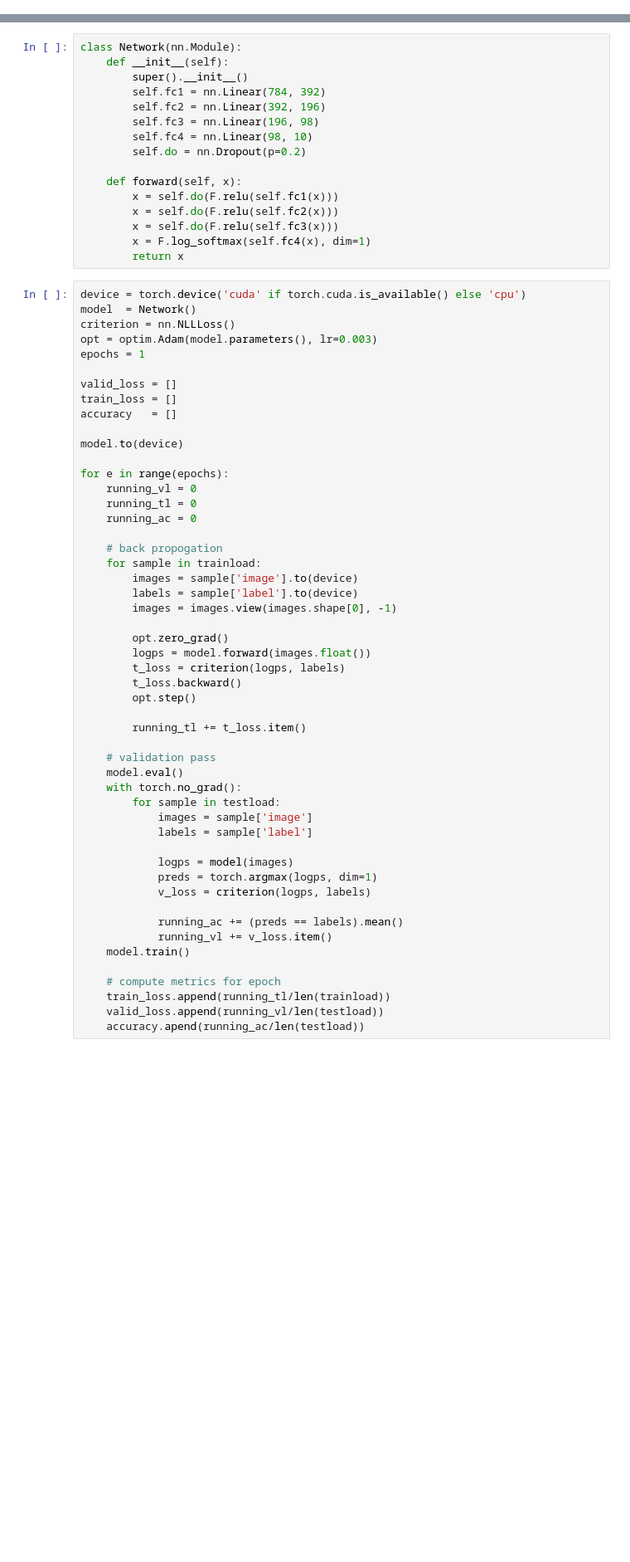
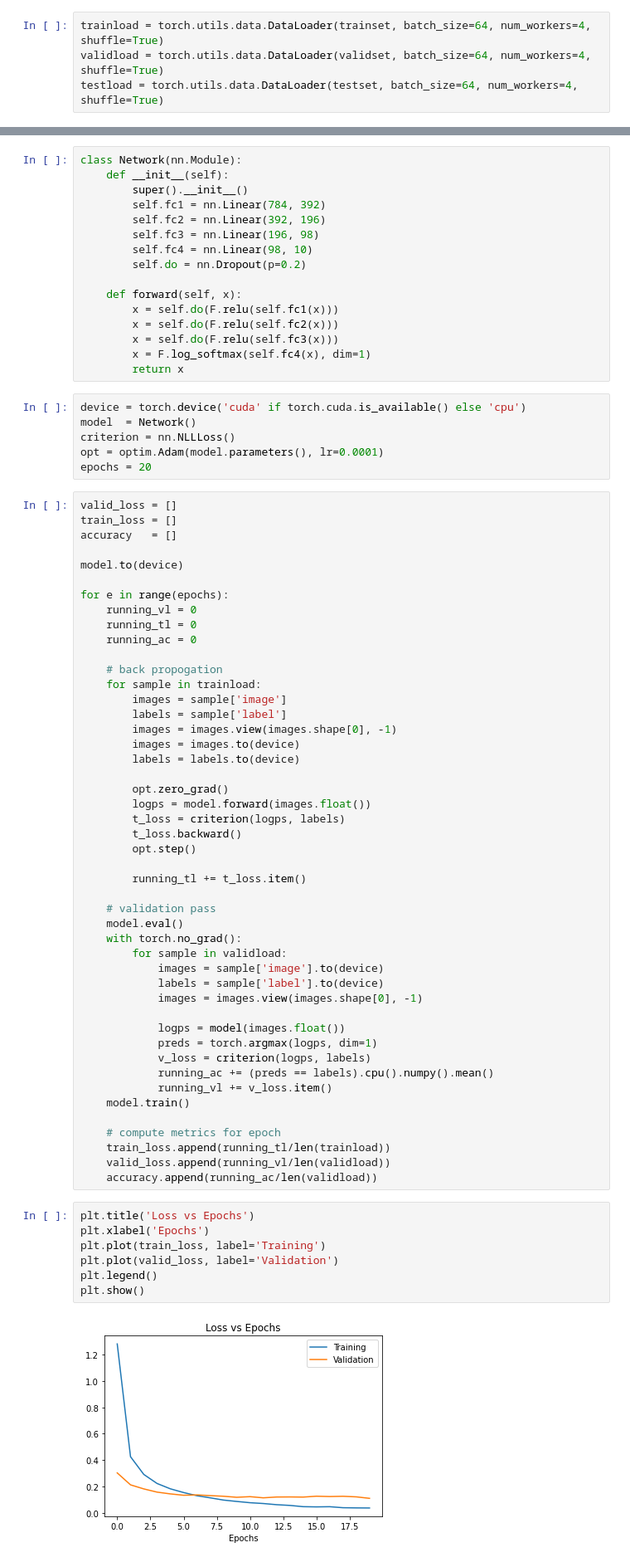
Before and after one commit to wcneill/kaggle, a Jupyter notebook: mnist/mnist.ipynb, the cells around one changed output, grey strips where cells are left out. Shown at 83% size. Cells and saved outputs as stored; diff of their text form; blank space fills up the shorter version.

```diff
--- a/mnist/mnist.ipynb
+++ b/mnist/mnist.ipynb
@@ -56,3 +55,7 @@ testload = torch.utils.data.DataLoader(testset, batch_size=64, shuffle=True)
+# %%
+trainload = torch.utils.data.DataLoader(trainset, batch_size=64, num_workers=4, shuffle=True)
+validload = torch.utils.data.DataLoader(validset, batch_size=64, num_workers=4, shuffle=True)
+testload = torch.utils.data.DataLoader(testset, batch_size=64, num_workers=4, shuffle=True)
 # %%
 sample = iter(trainload).next()
 images = sample['image']
@@ -75,13 +82,13 @@ class Network(nn.Module):
         x = self.do(F.relu(self.fc3(x)))
         x = F.log_softmax(self.fc4(x), dim=1)
         return x
+# %%
+device = torch.device('cuda' if torch.cuda.is_available() else 'cpu')
+model  = Network()
+criterion = nn.NLLLoss()
+opt = optim.Adam(model.parameters(), lr=0.0001)
+epochs = 20
 # %%
-device = torch.device('cuda' if torch.cuda.is_available() else 'cpu')
-model  = Network()
-criterion = nn.NLLLoss()
-opt = optim.Adam(model.parameters(), lr=0.003)
-epochs = 1
-
 valid_loss = []
 train_loss = []
 accuracy   = []
@@ -95,9 +102,11 @@ for e in range(epochs):
 
     # back propogation
     for sample in trainload:
-        images = sample['image'].to(device)
-        labels = sample['label'].to(device)
+        images = sample['image']
+        labels = sample['label']
         images = images.view(images.shape[0], -1)
+        images = images.to(device)
+        labels = labels.to(device)
 
         opt.zero_grad()
         logps = model.forward(images.float())
@@ -110,19 +119,28 @@ for e in range(epochs):
     # validation pass
     model.eval()
     with torch.no_grad():
-        for sample in testload:
-            images = sample['image']
-            labels = sample['label']
+        for sample in validload:
+            images = sample['image'].to(device)
+            labels = sample['label'].to(device)
+            images = images.view(images.shape[0], -1)
 
-            logps = model(images)
+            logps = model(images.float())
             preds = torch.argmax(logps, dim=1)
             v_loss = criterion(logps, labels)
-
-            running_ac += (preds == labels).mean()
+            running_ac += (preds == labels).cpu().numpy().mean()
             running_vl += v_loss.item()
     model.train()
 
     # compute metrics for epoch
     train_loss.append(running_tl/len(trainload))
-    valid_loss.append(running_vl/len(testload))
-    accuracy.apend(running_ac/len(testload))
+    valid_loss.append(running_vl/len(validload))
+    accuracy.append(running_ac/len(validload))
+# %%
+plt.title('Loss vs Epochs')
+plt.xlabel('Epochs')
+plt.plot(train_loss, label='Training')
+plt.plot(valid_loss, label='Validation')
+plt.legend()
+plt.show()
+# %% [output]
+[figure, added]
```
Also changed, not shown: parts of 9 cells of this notebook.
